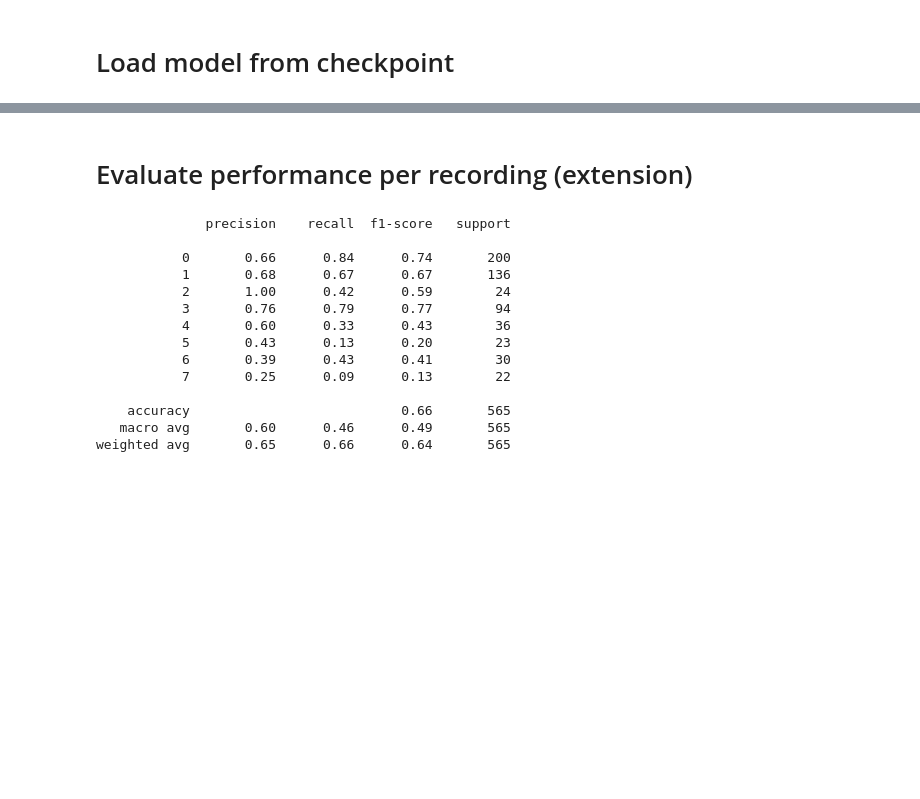
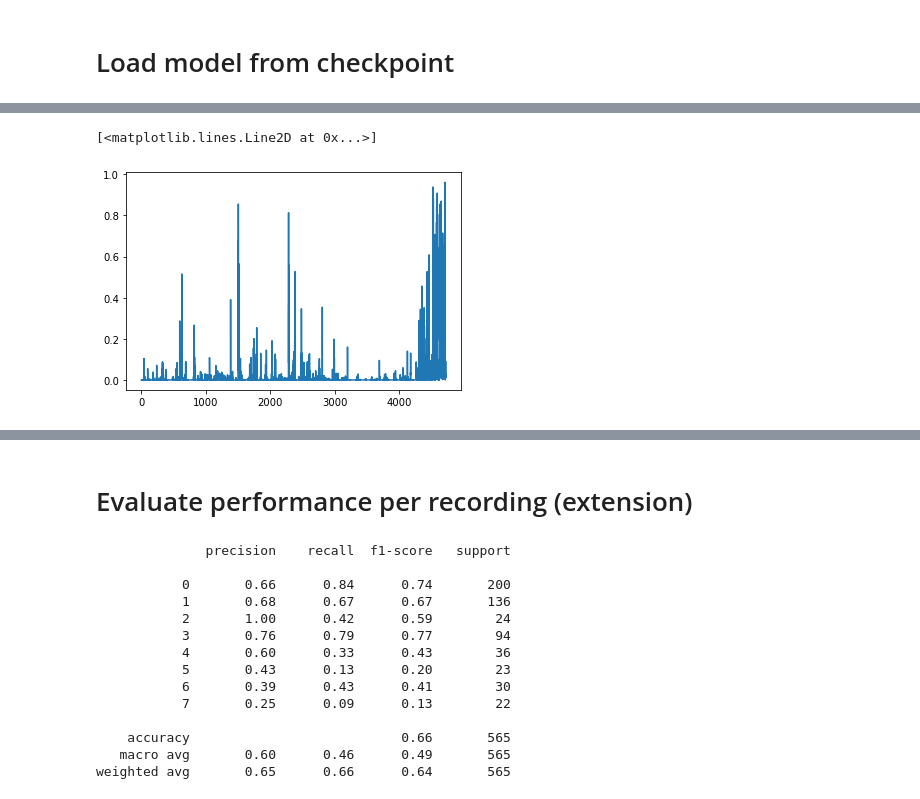
Before and after one commit to HumBug-Mosquito/HumBugDB, a Jupyter notebook: notebooks/species_classification.ipynb, the cells around one changed output, grey strips where cells are left out. Drawn from its saved outputs; the diff is of its cells as text; code cells hidden in the pictures; blank space fills up the shorter version.

```diff
--- a/notebooks/species_classification.ipynb
+++ b/notebooks/species_classification.ipynb
@@ -394,0 +448,5 @@ weighted avg       0.65      0.67      0.65      4721
+# %%
+plt.plot(y_pred_prob[:,0])
+# %% [output]
+[<matplotlib.lines.Line2D at 0x...>]
+[figure, added]
```
Also changed, not shown: parts of 20 cells of this notebook.
